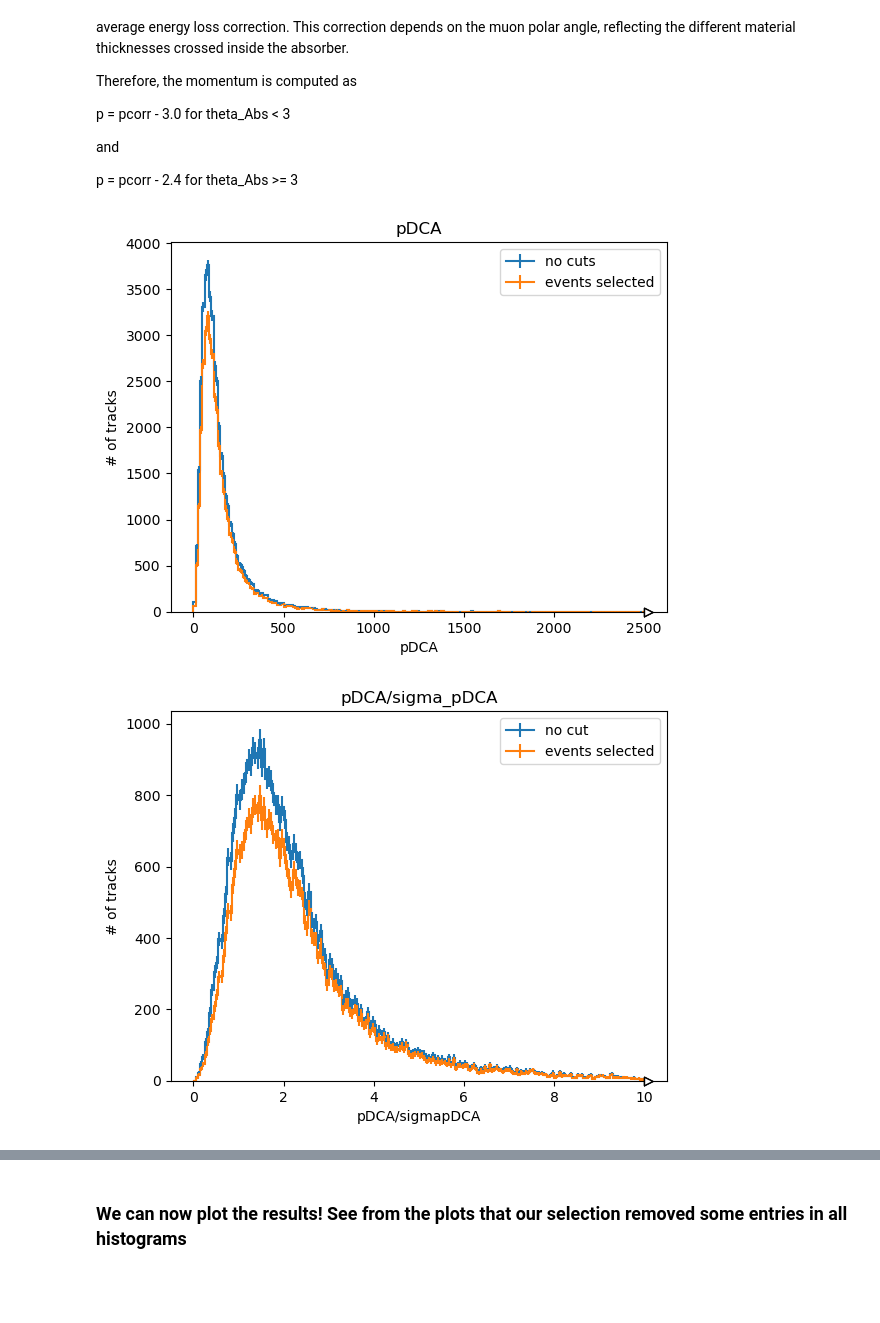
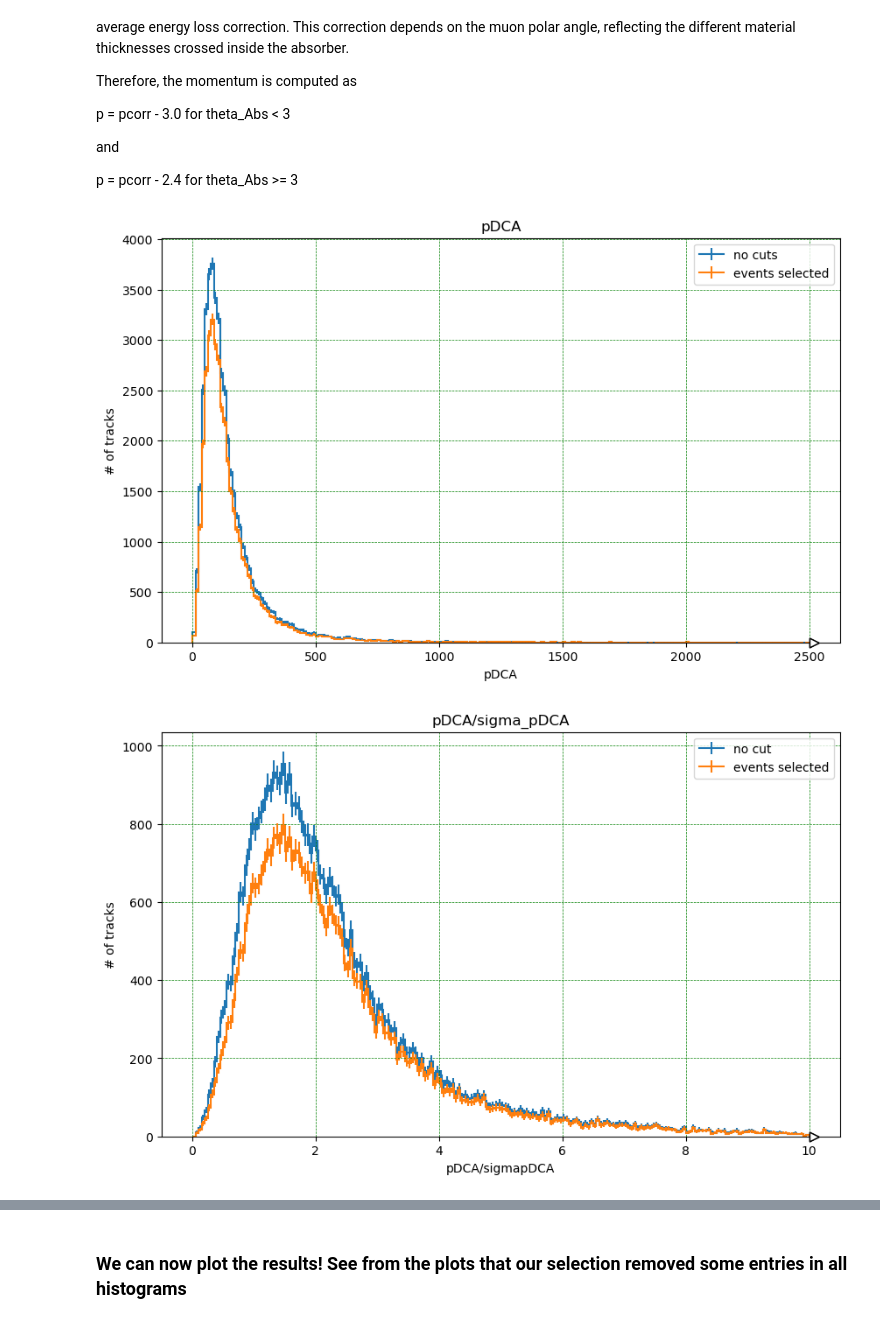
Before and after one commit to 00Goldy/qqbar2mumu-2025, a Jupyter notebook: notebooks/MC_pDCA.ipynb, the cells around one changed output, grey strips where cells are left out. Saved outputs shown, nothing was run; the diff lists cells and outputs as text; code cells hidden in the pictures; blank space fills up the shorter version.

```diff
--- a/notebooks/MC_pDCA.ipynb
+++ b/notebooks/MC_pDCA.ipynb
@@ -288,23 +292,27 @@ and
 
 p = pcorr - 2.4 for theta_Abs >= 3
 # %%
+plt.figure(figsize=(10, 6))
 vhpDCARaw.plot(label="no cuts")
 vhpDCAEvSel.plot(label="events selected")
 #plt.yscale("log")
 plt.ylabel("# of tracks")
 plt.title('pDCA');
+plt.grid(color = 'green', linestyle = '--', linewidth = 0.5)
 plt.legend();
 plt.savefig("pDCA_run291694.png")
 # %% [output]
-[figure, old version]
+[figure, new version]
 # %%
+plt.figure(figsize=(10, 6))
 vhfractionRaw.plot(label="no cut")
 vhfractionEvSel.plot(label="events selected")
 #plt.yscale("log")
 plt.ylabel("# of tracks")
 plt.title('pDCA/sigma_pDCA');
+plt.grid(color = 'green', linestyle = '--', linewidth = 0.5)
 plt.legend();
 plt.savefig("pDCA_sigmapDCA_run291694.png")
 # %% [output]
-[figure, old version]
+[figure, new version]
 # %%
```
Also changed, not shown: parts of 4 cells of this notebook, 2 other files.
